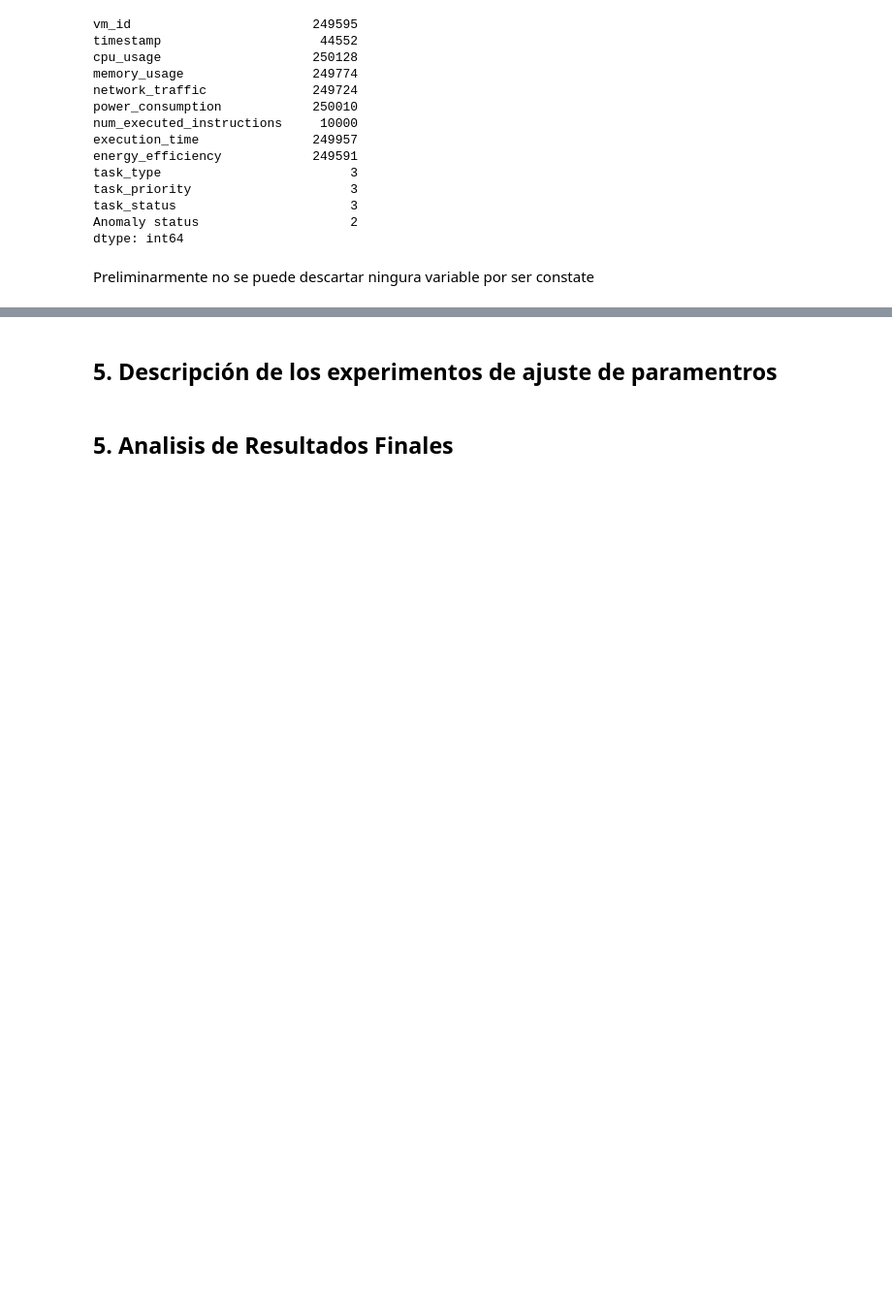
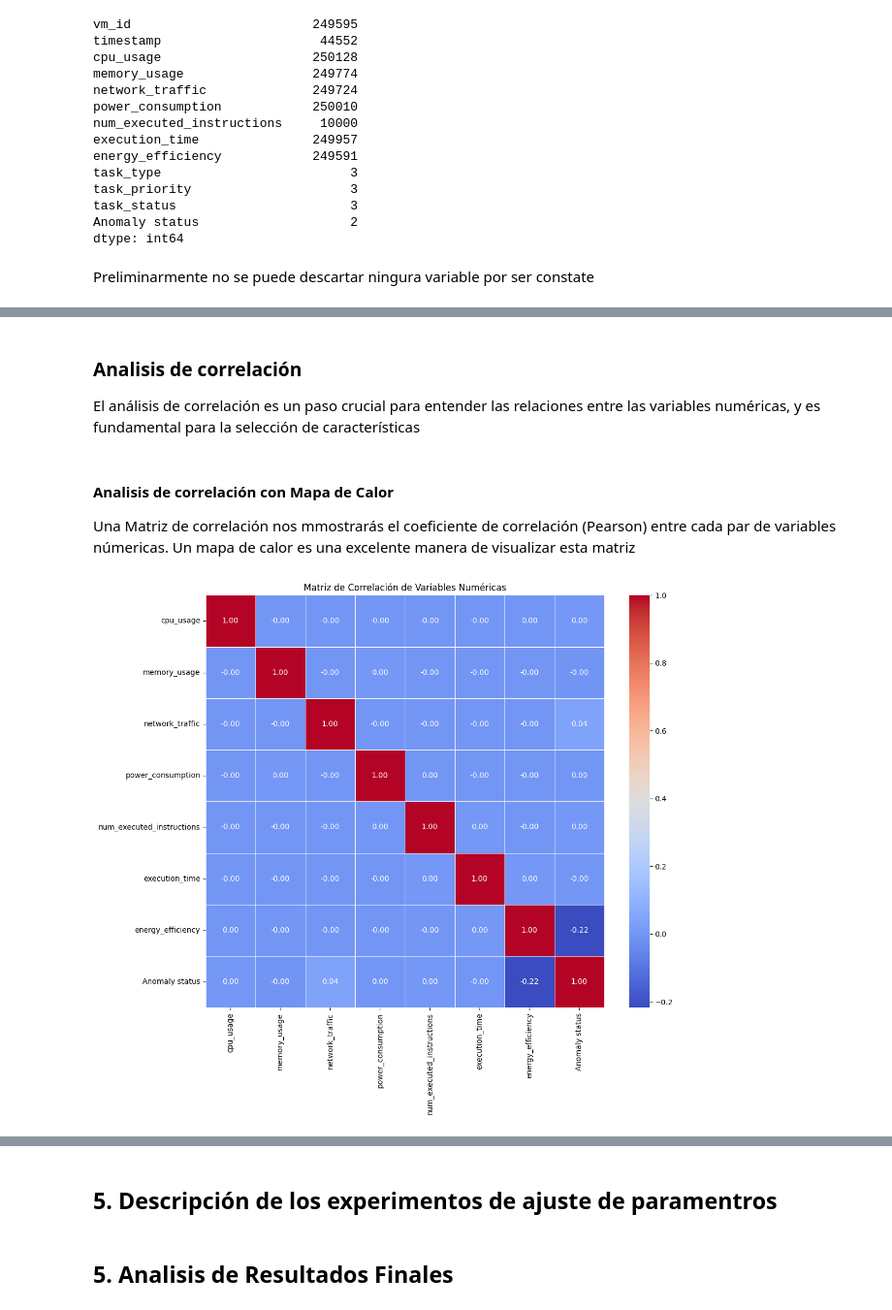
Before and after one commit to Camilo-845/Cloud-Infrastructure-Anomaly-Detector-Supervised-ML-Model, a Jupyter notebook: main.ipynb, the cells around one changed output, grey strips where cells are left out. Shown at 97% size. Saved outputs shown, nothing was run; the diff lists cells and outputs as text; code cells hidden in the pictures; blank space fills up the shorter version.

```diff
--- a/main.ipynb
+++ b/main.ipynb
@@ -99,0 +257,29 @@ Preliminarmente no se puede descartar ningura variable por ser constate
+# %% [markdown]
+### Analisis de correlación
+El análisis de correlación es un paso crucial para entender las relaciones entre las variables numéricas, y es fundamental para la selección de características
+# %% [markdown]
+#### Analisis de correlación con Mapa de Calor
+
+Una Matriz de correlación nos mmostrarás el coeficiente de correlación (Pearson) entre cada par de variables númericas. Un mapa de calor es una excelente manera de visualizar esta matriz
+# %%
+numerical_vars_for_corr = [
+    'cpu_usage',
+    'memory_usage',
+    'network_traffic',
+    'power_consumption',
+    'num_executed_instructions',
+    'execution_time',
+    'energy_efficiency',
+    'Anomaly status' # Incluimos la variable objetivo
+]
+
+# Calcular la matriz de correlación
+correlation_matrix = df[numerical_vars_for_corr].corr()
+
+# Generar el mapa de calor
+plt.figure(figsize=(12, 10))
+sns.heatmap(correlation_matrix, annot=True, cmap='coolwarm', fmt=".2f", linewidths=.5)
+plt.title('Matriz de Correlación de Variables Numéricas')
+plt.show()
+# %% [output]
+[figure, added]
```
Also changed, not shown: parts of 23 cells of this notebook, 1 other file.
